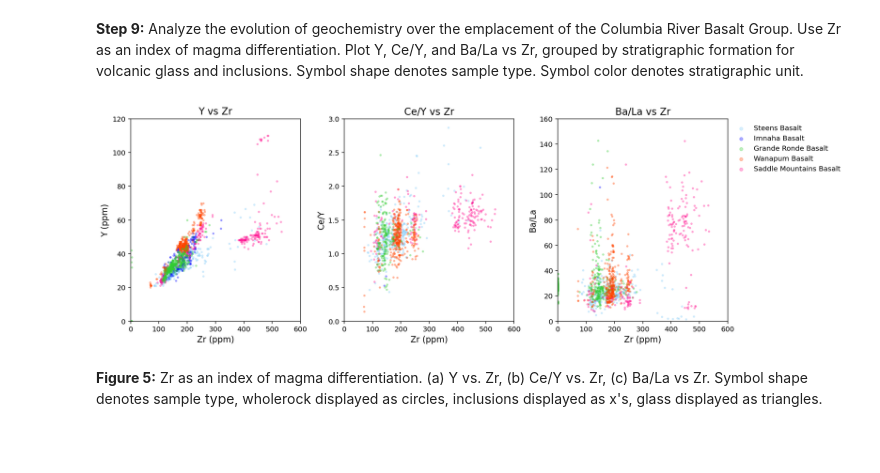
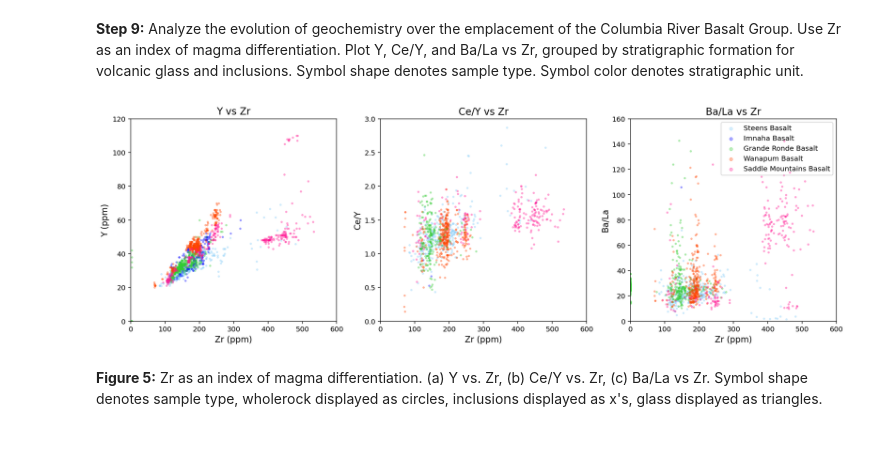
Before and after one commit to lhlinka/rces-final-project, a Jupyter notebook: finalproject.ipynb, the cells around one changed output. Drawn from its saved outputs; the diff is of its cells as text; code cells hidden in the pictures.

```diff
--- a/finalproject.ipynb
+++ b/finalproject.ipynb
@@ -395,9 +414,9 @@ gb_glass.get_group(' WANAPUM BASALT').plot.scatter(x='ZR(PPM)', y='Y(PPM)', c='o
 gb_glass.get_group(' GRANDE RONDE BASALT').plot.scatter(x='ZR(PPM)', y='Y(PPM)', c='limegreen', marker='^', alpha=0.3, ax=ax[0])
 gb_wholerock.get_group(' STEENS BASALT').plot.scatter(x='ZR(PPM)', y='Y(PPM)', c='lightskyblue', marker='.', alpha = 0.3, ax=ax[0])
 gb_wholerock.get_group(' IMNAHA BASALT').plot.scatter(x='ZR(PPM)', y='Y(PPM)', c='blue', marker='.', alpha = 0.3, ax=ax[0])
+gb_wholerock.get_group(' GRANDE RONDE BASALT').plot.scatter(x='ZR(PPM)', y='Y(PPM)', c='limegreen', marker='.', alpha = 0.3, ax=ax[0])
+gb_wholerock.get_group(' WANAPUM BASALT').plot.scatter(x='ZR(PPM)', y='Y(PPM)', c='orangered', marker='.', alpha = 0.3, ax=ax[0])
 gb_wholerock.get_group(' SADDLE MOUNTAINS BASALT').plot.scatter(x='ZR(PPM)', y='Y(PPM)', c='deeppink', marker='.', alpha = 0.3, ax=ax[0])
-gb_wholerock.get_group(' WANAPUM BASALT').plot.scatter(x='ZR(PPM)', y='Y(PPM)', c='orangered', marker='.', alpha = 0.3, ax=ax[0])
-gb_wholerock.get_group(' GRANDE RONDE BASALT').plot.scatter(x='ZR(PPM)', y='Y(PPM)', c='limegreen', marker='.', alpha = 0.3, ax=ax[0])
 
 ax[0].set_title('Y vs Zr', fontsize = 14)
 ax[0].set_xlabel('Zr (ppm)', fontsize = 12)
@@ -405,40 +424,40 @@ ax[0].set_ylabel('Y (ppm)', fontsize = 12)
 ax[0].set_xlim(0,600)
 ax[0].set_ylim(0,120)
 
 gb_inclusion.get_group(' STEENS BASALT').plot.scatter(x='ZR(PPM)', y='CE/Y', c='lightskyblue', marker='x', alpha=0.3, ax=ax[1])
 gb_inclusion.get_group(' WANAPUM BASALT').plot.scatter(x='ZR(PPM)', y='CE/Y', c='orangered', marker='x', alpha=0.3, ax=ax[1])
 gb_glass.get_group(' WANAPUM BASALT').plot.scatter(x='ZR(PPM)', y='CE/Y', c='orangered', marker='^', alpha=0.3, ax=ax[1])
 gb_glass.get_group(' GRANDE RONDE BASALT').plot.scatter(x='ZR(PPM)', y='CE/Y', c='limegreen', marker='^', alpha=0.3, ax=ax[1])
 gb_wholerock.get_group(' STEENS BASALT').plot.scatter(x='ZR(PPM)', y='CE/Y', c='lightskyblue', marker='.', alpha = 0.3, ax=ax[1])
 gb_wholerock.get_group(' IMNAHA BASALT').plot.scatter(x='ZR(PPM)', y='CE/Y', c='blue', marker='.', alpha = 0.3, ax=ax[1])
 gb_wholerock.get_group(' SADDLE MOUNTAINS BASALT').plot.scatter(x='ZR(PPM)', y='CE/Y', c='deeppink', marker='.', alpha = 0.3, ax=ax[1])
 gb_wholerock.get_group(' WANAPUM BASALT').plot.scatter(x='ZR(PPM)', y='CE/Y', c='orangered', marker='.', alpha = 0.3, ax=ax[1])
 gb_wholerock.get_group(' GRANDE RONDE BASALT').plot.scatter(x='ZR(PPM)', y='CE/Y', c='limegreen', marker='.', alpha = 0.3, ax=ax[1])
 
 ax[1].set_title('Ce/Y vs Zr', fontsize = 14)
 ax[1].set_xlabel('Zr (ppm)', fontsize = 12)
 ax[1].set_ylabel('Ce/Y', fontsize = 12)
 ax[1].set_xlim(0,600)
 ax[1].set_ylim(0,3)
 
 gb_inclusion.get_group(' STEENS BASALT').plot.scatter(x='ZR(PPM)', y='BA/LA', c='lightskyblue', marker='x', alpha=0.3, ax=ax[2])
 gb_inclusion.get_group(' WANAPUM BASALT').plot.scatter(x='ZR(PPM)', y='BA/LA', c='orangered', marker='x', alpha=0.3, ax=ax[2])
 gb_glass.get_group(' WANAPUM BASALT').plot.scatter(x='ZR(PPM)', y='BA/LA', c='orangered', marker='^', alpha=0.3, ax=ax[2])
 gb_glass.get_group(' GRANDE RONDE BASALT').plot.scatter(x='ZR(PPM)', y='BA/LA', c='limegreen', marker='^', alpha=0.3, ax=ax[2])
-gb_wholerock.get_group(' STEENS BASALT').plot.scatter(x='ZR(PPM)', y='BA/LA', c='lightskyblue', marker='.', alpha = 0.3,label = 'Steens Basalt', ax=ax[2])
-gb_wholerock.get_group(' IMNAHA BASALT').plot.scatter(x='ZR(PPM)', y='BA/LA', c='blue', marker='.', alpha = 0.3,label = 'Imnaha Basalt', ax=ax[2])
-gb_wholerock.get_group(' GRANDE RONDE BASALT').plot.scatter(x='ZR(PPM)', y='BA/LA', c='limegreen', marker='.', alpha = 0.3, label = 'Grande Ronde Basalt', ax=ax[2])
-gb_wholerock.get_group(' WANAPUM BASALT').plot.scatter(x='ZR(PPM)', y='BA/LA', c='orangered', marker='.', alpha = 0.3,label = 'Wanapum Basalt', ax=ax[2])
-gb_wholerock.get_group(' SADDLE MOUNTAINS BASALT').plot.scatter(x='ZR(PPM)', y='BA/LA', c='deeppink', marker='.', alpha = 0.3,label = 'Saddle Mountains Basalt', ax=ax[2])
+gb_wholerock.get_group(' STEENS BASALT').plot.scatter(x='ZR(PPM)', y='BA/LA', c='lightskyblue', marker='.', alpha = 0.3, label='Steens Basalt', ax=ax[2])
+gb_wholerock.get_group(' IMNAHA BASALT').plot.scatter(x='ZR(PPM)', y='BA/LA', c='blue', marker='.', alpha = 0.3, label='Imnaha Basalt', ax=ax[2])
+gb_wholerock.get_group(' GRANDE RONDE BASALT').plot.scatter(x='ZR(PPM)', y='BA/LA', c='limegreen', marker='.', alpha = 0.3, label='Grande Ronde Basalt', ax=ax[2])
+gb_wholerock.get_group(' WANAPUM BASALT').plot.scatter(x='ZR(PPM)', y='BA/LA', c='orangered', marker='.', alpha = 0.3, label='Wanapum Basalt', ax=ax[2])
+gb_wholerock.get_group(' SADDLE MOUNTAINS BASALT').plot.scatter(x='ZR(PPM)', y='BA/LA', c='deeppink', marker='.', alpha = 0.3, label='Saddle Mountains Basalt', ax=ax[2])
 
 ax[2].set_title('Ba/La vs Zr', fontsize = 14)
 ax[2].set_xlabel('Zr (ppm)', fontsize = 12)
 ax[2].set_ylabel('Ba/La', fontsize = 12)
 ax[2].set_xlim(0,600)
 ax[2].set_ylim(0,160)
-ax[2].legend(fontsize = 10, markerscale = 2);
+ax[2].legend(fontsize = 10, markerscale = 2, loc='upper right', frameon=True);
 # %% [output]
-[figure, old version]
+[figure, new version]
 # %% [markdown]
 <b>Figure 5:</b> Zr as an index of magma differentiation. (a) Y vs. Zr, (b) Ce/Y vs. Zr, (c) Ba/La vs Zr. Symbol shape denotes sample type, wholerock displayed as circles, inclusions displayed as x's, glass displayed as triangles.
 <br/>
```
Also changed, not shown: parts of 5 cells of this notebook.
